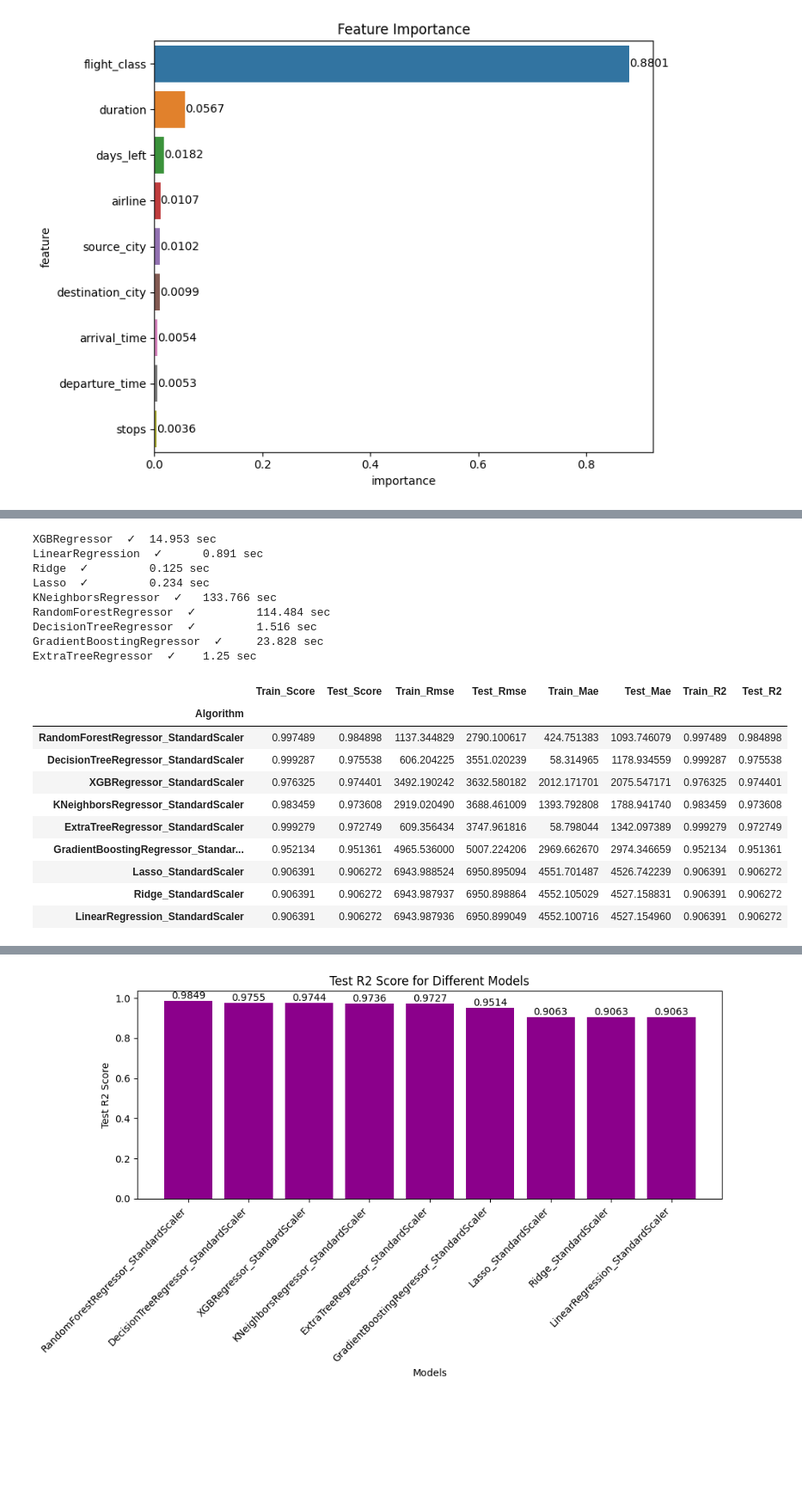
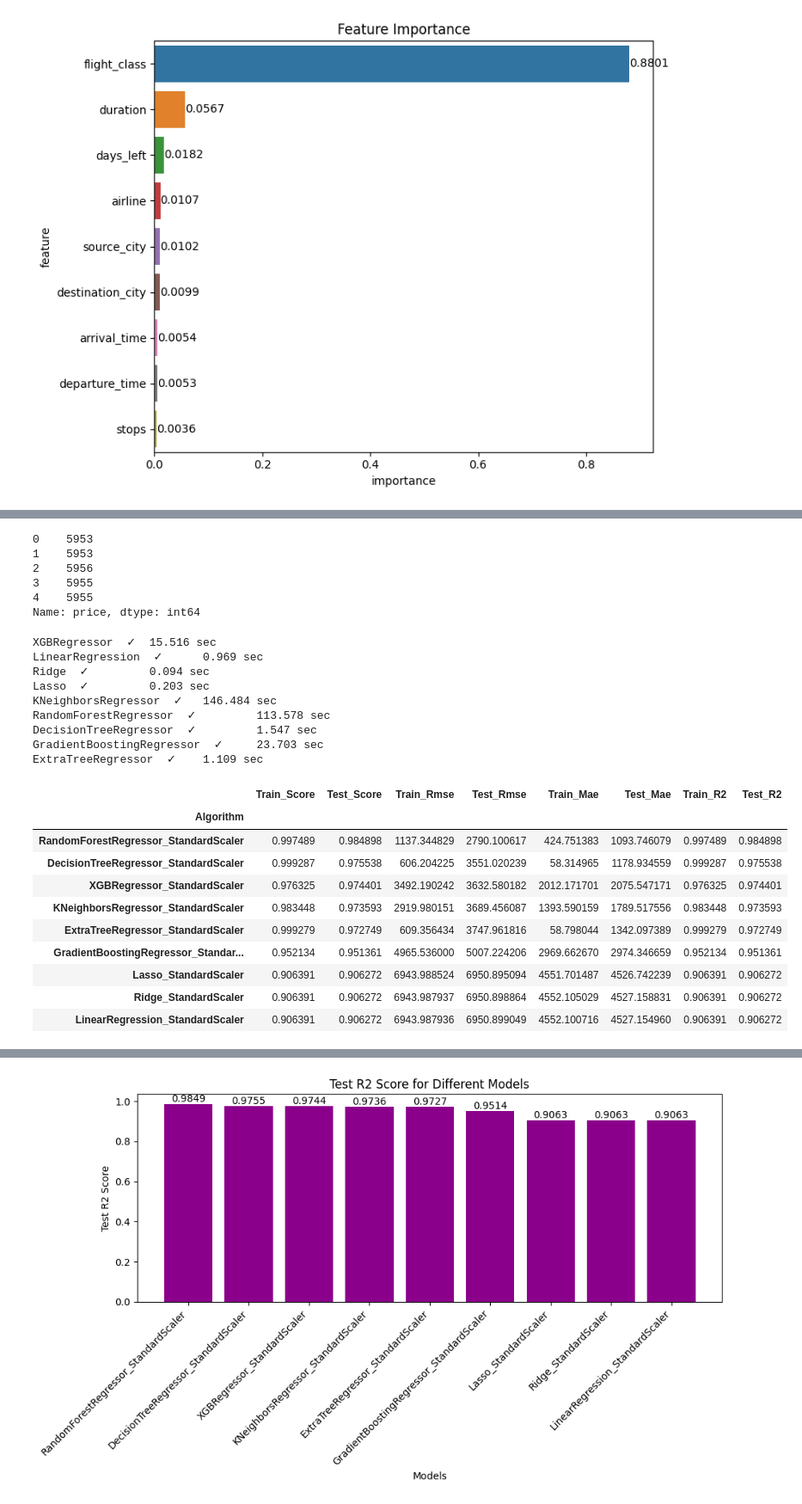
Before and after one commit to ahilah/Flight-Price-Prediction-Model, a Jupyter notebook: flight-price-pred-full.ipynb, the cells around one changed output, grey strips where cells are left out. Shown at 86% size. Cells and saved outputs as stored; diff of their text form; code cells hidden in the pictures; blank space fills up the shorter version.

Commit message:
baseline regression models are described in script

```diff
--- a/flight-price-pred-full.ipynb
+++ b/flight-price-pred-full.ipynb
@@ -1331,6 +1317,8 @@ else:
     print("File does not exist at the specified path.")
 # %% [output]
 File exists at the specified path.
+# %%
+df_encoded_StandardScaler = pd.read_csv(ds_encoded_StandardScaler_path)
 # %% [markdown]
 For **[Polynomial Regression](https://scikit-learn.org/stable/modules/generated/sklearn.preprocessing.PolynomialFeatures.html#sklearn.preprocessing.PolynomialFeatures)**, feature scaling is often less critical compared to some other algorithms like SVMs or Neural Networks. However, it can still be beneficial in certain scenarios. Here's a brief overview of how feature scaling can affect Polynomial Regression:
 
@@ -1430,8 +1437,10 @@ for i in algo_base:
         print(str(i).split("(")[0]," ✓\t", "{}".format(round(time.process_time()-start,3)),"sec")
 
 # create DataFrame from the result list and set the index as Algorithm
-result_base = pd.DataFrame(result_base, columns = ["Algorithm", "Train_Score", "Test_Score", "Train_Rmse",
-                                         "Test_Rmse", "Train_Mae", "Test_Mae", "Train_R2", "Test_R2"]).sort_values("Test_Rmse").set_index("Algorithm")
+result_base = pd.DataFrame(result_base, columns = ["Algorithm", "Train_Score",
+                                                   "Test_Score", "Train_Rmse",
+                                                   "Test_Rmse", "Train_Mae", "Test_Mae",
+                                                   "Train_R2", "Test_R2"]).sort_values("Test_Rmse").set_index("Algorithm")
 result_base
 # %% [output]
 XGBRegressor  ✓  14.672 sec
@@ -1645,4 +1708,4 @@ plt.tight_layout()
 # split the DataFrame into features (X_StandardScaler) and target (y_StandardScaler)
 X_StandardScaler = df_encoded_StandardScaler.drop(columns='price')     # features
 
-y_StandardScaler = df_encoded_MinMaxScaler['price']   # target
+y_StandardScaler = df_encoded_StandardScaler['price']   # target
@@ -1667,3 +1722,13 @@ Name: price, dtype: int64
+# %%
+# check target
+y_StandardScaler.head(5)
+# %% [output]
+0    5953
+1    5953
+2    5956
+3    5955
+4    5955
+Name: price, dtype: int64
 # %%
 # split the transformed data into training and testing sets
 X_train_StandardScaler, X_test_StandardScaler, y_train_StandardScaler, y_test_StandardScaler = train_test_split(X_StandardScaler,
@@ -1683,45 +1748,46 @@ etr_StandardScaler = ExtraTreeRegressor(random_state = 42)
 # list of all regression models
 algo_StandardScaler = [xgbt_StandardScaler, lm_StandardScaler, ridge_StandardScaler,
                        lasso_StandardScaler, knn_StandardScaler, rf_StandardScaler,
                        dtree_StandardScaler, gbr_StandardScaler, etr_StandardScaler]
 
 result_StandardScaler = []
 
 for i in algo_StandardScaler:
         start = time.process_time()
         # fit the model on the training data and calculate performance metrics
         ml_model = i.fit(X_train_StandardScaler,y_train_StandardScaler)
 
         result_StandardScaler.append([str(i).split("(")[0] + str("_StandardScaler"), ml_model.score(X_train_StandardScaler,
                                                         y_train_StandardScaler), ml_model.score(X_test_StandardScaler, y_test_StandardScaler),
                   np.sqrt(mean_squared_error(y_train_StandardScaler, ml_model.predict(X_train_StandardScaler))),
                   np.sqrt(mean_squared_error(y_test_StandardScaler, ml_model.predict(X_test_StandardScaler))),
                   mean_absolute_error(y_train_StandardScaler, ml_model.predict(X_train_StandardScaler)),
                   mean_absolute_error(y_test_StandardScaler, ml_model.predict(X_test_StandardScaler)),
                   r2_score(y_train_StandardScaler, ml_model.predict(X_train_StandardScaler)),
                   r2_score(y_test_StandardScaler, ml_model.predict(X_test_StandardScaler))]),
         print(str(i).split("(")[0]," ✓\t", "{}".format(round(time.process_time()-start,3)),"sec")
 
 # create DataFrame from the result list and set the index as Algorithm
-result_StandardScaler = pd.DataFrame(result_StandardScaler, columns = ["Algorithm", "Train_Score", "Test_Score", "Train_Rmse",
-                                         "Test_Rmse", "Train_Mae", "Test_Mae", "Train_R2", "Test_R2"]).sort_values("Test_Rmse").set_index("Algorithm")
+result_StandardScaler = pd.DataFrame(result_StandardScaler, columns = ["Algorithm", "Train_Score",
+                                         "Test_Score", "Train_Rmse", "Test_Rmse", "Train_Mae",
+                                         "Test_Mae", "Train_R2", "Test_R2"]).sort_values("Test_Rmse").set_index("Algorithm")
 result_StandardScaler
 # %% [output]
-XGBRegressor  ✓  14.953 sec
-LinearRegression  ✓      0.891 sec
-Ridge  ✓         0.125 sec
-Lasso  ✓         0.234 sec
-KNeighborsRegressor  ✓   133.766 sec
-RandomForestRegressor  ✓         114.484 sec
-DecisionTreeRegressor  ✓         1.516 sec
-GradientBoostingRegressor  ✓     23.828 sec
-ExtraTreeRegressor  ✓    1.25 sec
+XGBRegressor  ✓  15.516 sec
+LinearRegression  ✓      0.969 sec
+Ridge  ✓         0.094 sec
+Lasso  ✓         0.203 sec
+KNeighborsRegressor  ✓   146.484 sec
+RandomForestRegressor  ✓         113.578 sec
+DecisionTreeRegressor  ✓         1.547 sec
+GradientBoostingRegressor  ✓     23.703 sec
+ExtraTreeRegressor  ✓    1.109 sec
 |  | Train_Score | Test_Score | Train_Rmse | Test_Rmse | Train_Mae | Test_Mae | Train_R2 | Test_R2 |
 | Algorithm |  |  |  |  |  |  |  |  |
 | RandomForestRegressor_StandardScaler | 0.997489 | 0.984898 | 1137.344829 | 2790.100617 | 424.751383 | 1093.746079 | 0.997489 | 0.984898 |
 | DecisionTreeRegressor_StandardScaler | 0.999287 | 0.975538 | 606.204225 | 3551.020239 | 58.314965 | 1178.934559 | 0.999287 | 0.975538 |
 | XGBRegressor_StandardScaler | 0.976325 | 0.974401 | 3492.190242 | 3632.580182 | 2012.171701 | 2075.547171 | 0.976325 | 0.974401 |
-| KNeighborsRegressor_StandardScaler | 0.983459 | 0.973608 | 2919.020490 | 3688.461009 | 1393.792808 | 1788.941740 | 0.983459 | 0.973608 |
+| KNeighborsRegressor_StandardScaler | 0.983448 | 0.973593 | 2919.980151 | 3689.456087 | 1393.590159 | 1789.517556 | 0.983448 | 0.973593 |
 | ExtraTreeRegressor_StandardScaler | 0.999279 | 0.972749 | 609.356434 | 3747.961816 | 58.798044 | 1342.097389 | 0.999279 | 0.972749 |
 | GradientBoostingRegressor_Standar... | 0.952134 | 0.951361 | 4965.536000 | 5007.224206 | 2969.662670 | 2974.346659 | 0.952134 | 0.951361 |
 | Lasso_StandardScaler | 0.906391 | 0.906272 | 6943.988524 | 6950.895094 | 4551.701487 | 4526.742239 | 0.906391 | 0.906272 |
```
Also changed, not shown: parts of 39 cells of this notebook, 1 other file.
